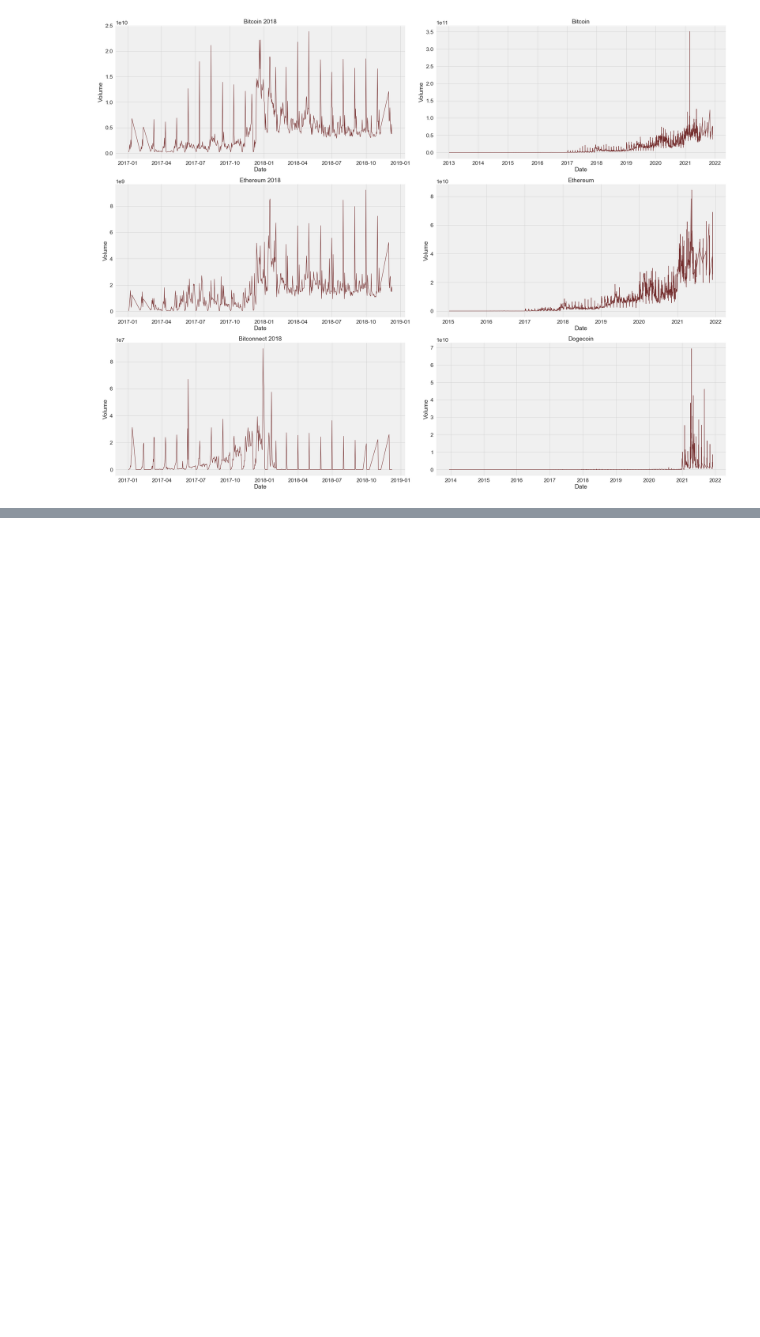
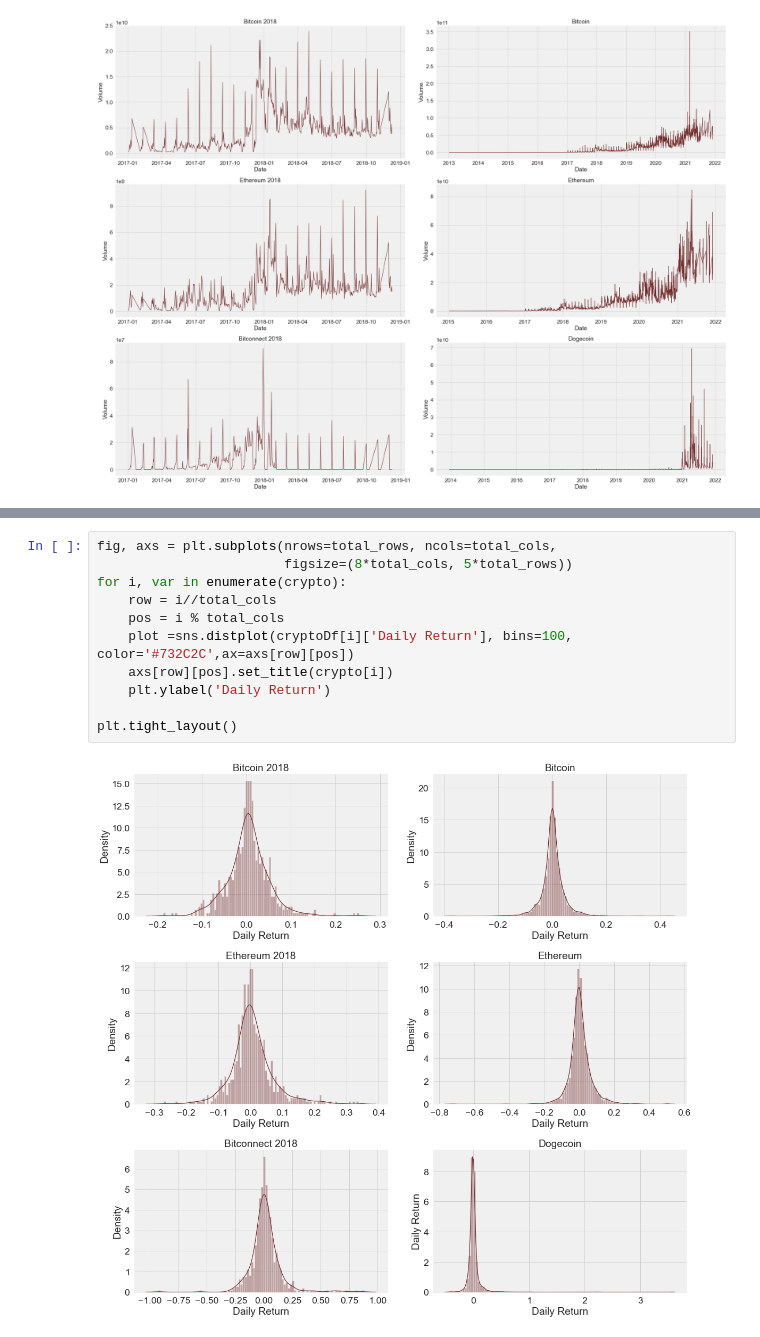
Before and after one commit to AkashKumarSingh11032001/IBM-Artificial-Intelligence-and-Machine-Learning-By-IBM-Watson, a Jupyter notebook: Final Projects 1 - CryptoCurrency Analysis/CryptoCurrency .ipynb, the cells around one changed output, grey strips where cells are left out. Drawn from its saved outputs; the diff is of its cells as text; blank space fills up the shorter version.

```diff
--- a/Final Projects 1 - CryptoCurrency Analysis/CryptoCurrency .ipynb
+++ b/Final Projects 1 - CryptoCurrency Analysis/CryptoCurrency .ipynb
@@ -271,0 +284,13 @@ for i, var in enumerate(crypto):
+# %%
+fig, axs = plt.subplots(nrows=total_rows, ncols=total_cols,
+                        figsize=(8*total_cols, 5*total_rows))
+for i, var in enumerate(crypto):
+    row = i//total_cols
+    pos = i % total_cols
+    plot =sns.distplot(cryptoDf[i]['Daily Return'], bins=100, color='#732C2C',ax=axs[row][pos])
+    axs[row][pos].set_title(crypto[i])
+    plt.ylabel('Daily Return')
+
+plt.tight_layout()
+# %% [output]
+[figure, added]
```
Also changed, not shown: parts of 8 cells of this notebook.
